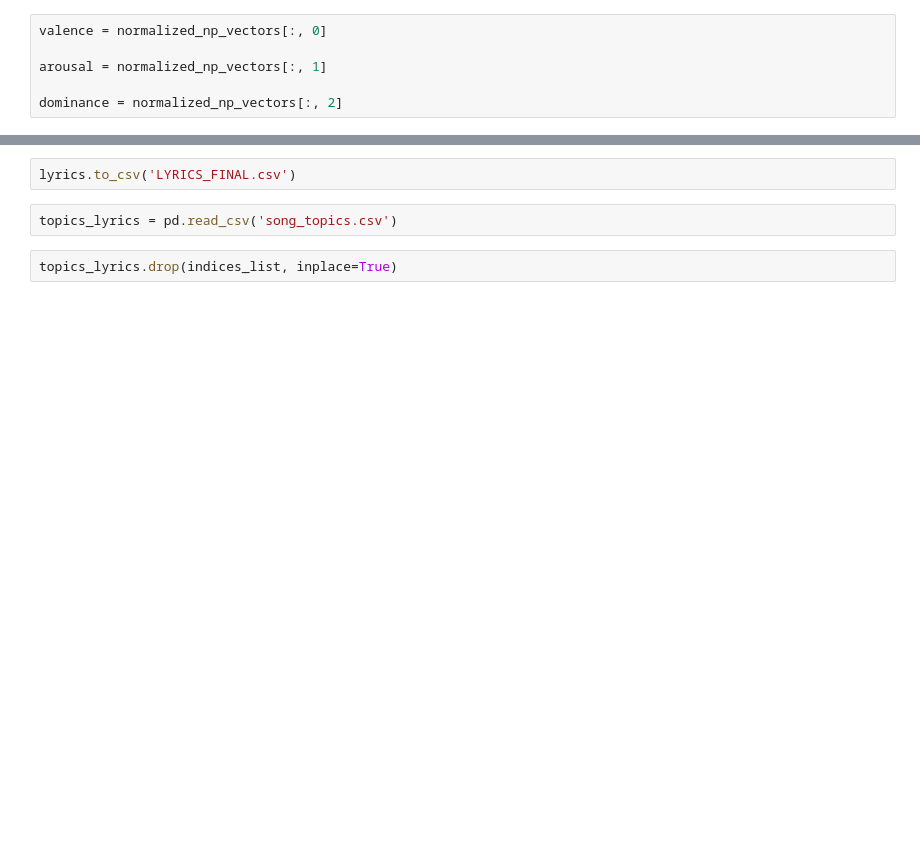
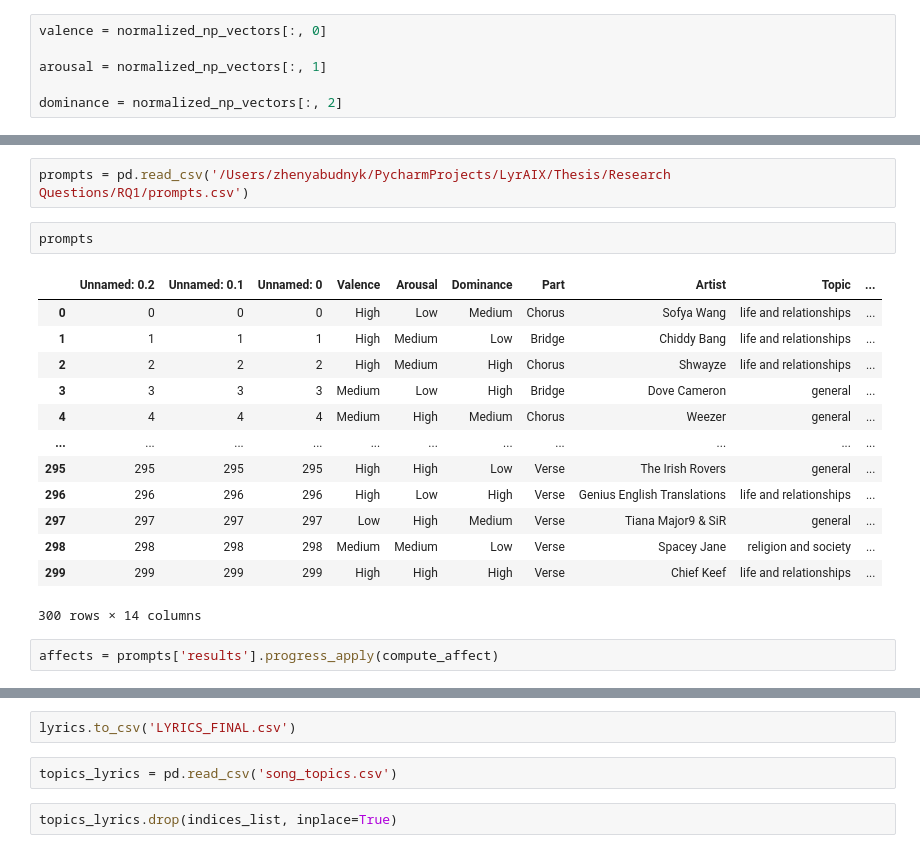
Before and after one commit to Eugenumber1/LyrAIX, a Jupyter notebook: Thesis/Data Labeling/Affect Labeling/Affect_labeling.ipynb, the cells around one changed output, grey strips where cells are left out. Drawn from its saved outputs; the diff is of its cells as text; blank space fills up the shorter version.

```diff
--- a/Thesis/Data Labeling/Affect Labeling/Affect_labeling.ipynb
+++ b/Thesis/Data Labeling/Affect Labeling/Affect_labeling.ipynb
@@ -394,0 +439,20 @@ lyrics
+# %%
+prompts = pd.read_csv('/Users/zhenyabudnyk/PycharmProjects/LyrAIX/Thesis/Research Questions/RQ1/prompts.csv')
+# %%
+prompts
+# %% [output]
+|  | Unnamed: 0.2 | Unnamed: 0.1 | Unnamed: 0 | Valence | Arousal | Dominance | Part | Artist | Topic | ... |
+| 0 | 0 | 0 | 0 | High | Low | Medium | Chorus | Sofya Wang | life and relationships | ... |
+| 1 | 1 | 1 | 1 | High | Medium | Low | Bridge | Chiddy Bang | life and relationships | ... |
+| 2 | 2 | 2 | 2 | High | Medium | High | Chorus | Shwayze | life and relationships | ... |
+| 3 | 3 | 3 | 3 | Medium | Low | High | Bridge | Dove Cameron | general | ... |
+| 4 | 4 | 4 | 4 | Medium | High | Medium | Chorus | Weezer | general | ... |
+| ... | ... | ... | ... | ... | ... | ... | ... | ... | ... | ... |
+| 295 | 295 | 295 | 295 | High | High | Low | Verse | The Irish Rovers | general | ... |
+| 296 | 296 | 296 | 296 | High | Low | High | Verse | Genius English Translations | life and relationships | ... |
+| 297 | 297 | 297 | 297 | Low | High | Medium | Verse | Tiana Major9 & SiR | general | ... |
+| 298 | 298 | 298 | 298 | Medium | Medium | Low | Verse | Spacey Jane | religion and society | ... |
+| 299 | 299 | 299 | 299 | High | High | High | Verse | Chief Keef | life and relationships | ... |
+300 rows × 14 columns
+# %%
+affects = prompts['results'].progress_apply(compute_affect)
```
Also changed, not shown: parts of 32 cells of this notebook, 12 other files.
